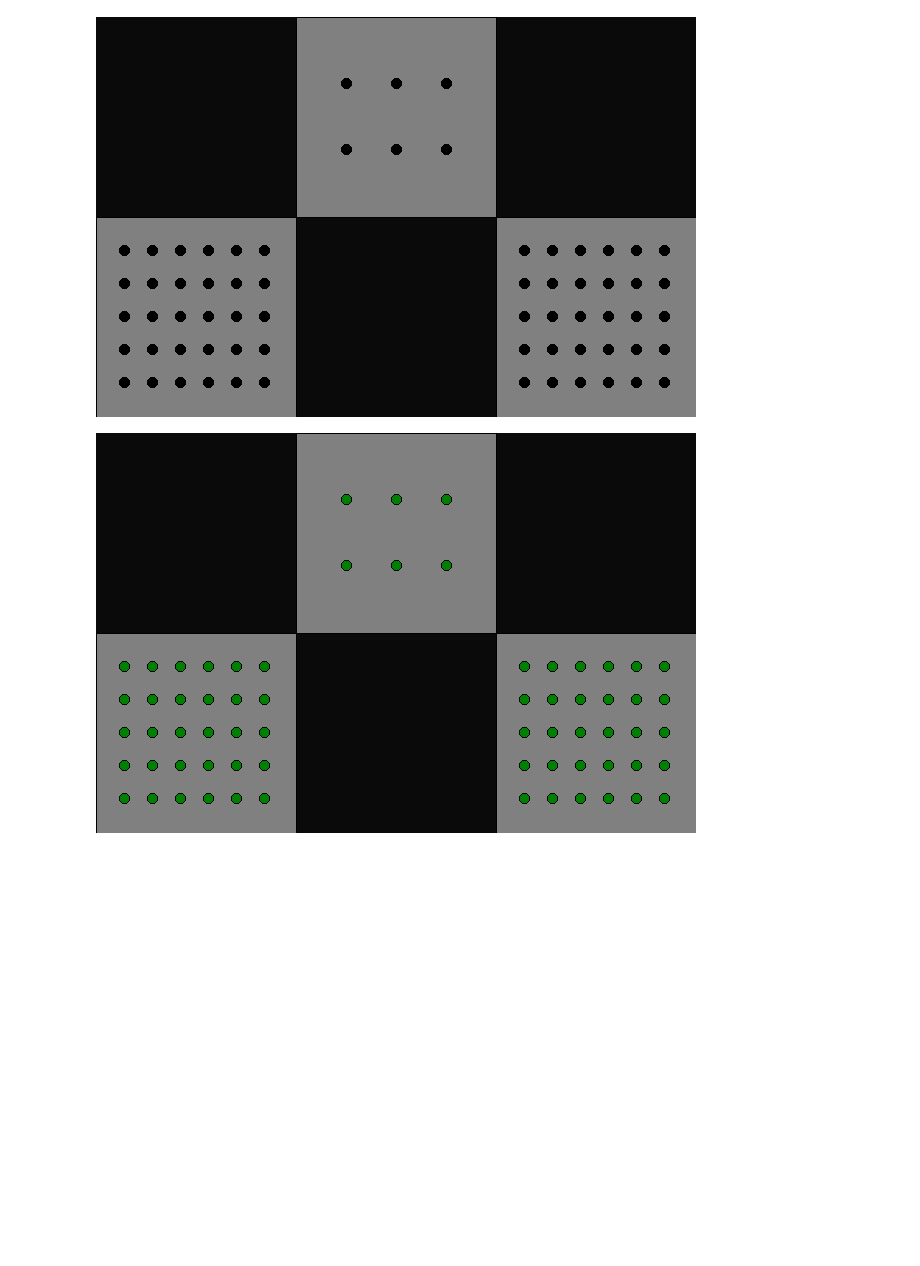
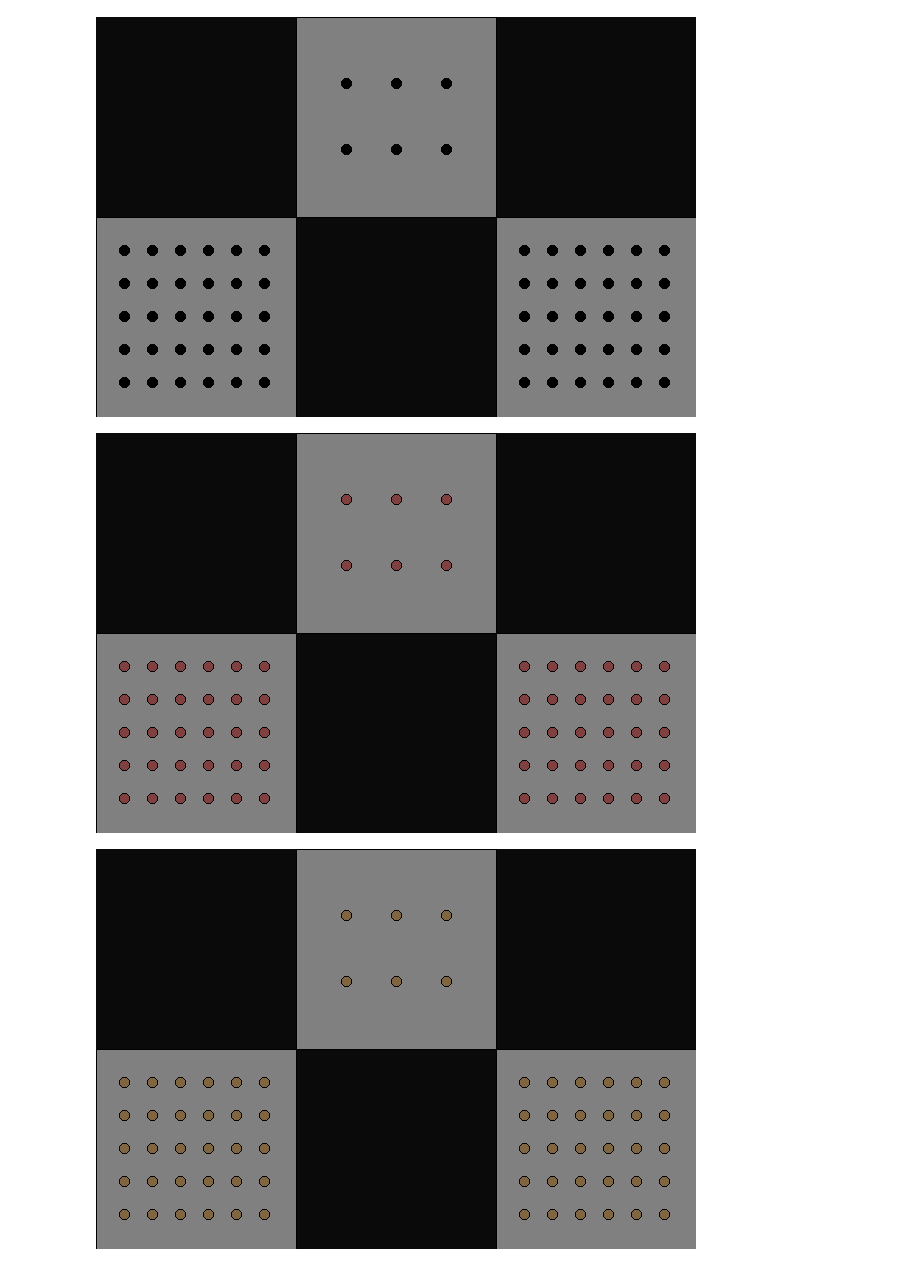
Before and after one commit to daddyjab/living_light, a Jupyter notebook: explore_concepts.ipynb, the cells around one changed output. Cells and saved outputs as stored; diff of their text form; code cells hidden in the pictures; blank space fills up the shorter version.

```diff
--- a/explore_concepts.ipynb
+++ b/explore_concepts.ipynb
@@ -12,17 +13,17 @@ from IPython.display import Image as disp_Image
 # %%
-def display_images( images=None ):
+def display_images( images=None, ms=50, loop=10 ):
      """
      Animate a list of images by creating a GIF file
      then displaying the resulting GIF file
      """
 
      # Save options
-     save_opts = { 'fp':'dev_animated_image.gif', 'format':'GIF' }
+     save_opts = { 'fp':'dev_animated_image.png', 'format':'GIF' }
 
      # Get the first image and setup for any remaining images
      try:
           first_img = images[0]
-          SAVE_MULTI_OPTS = { 'append_images':images[1:], 'save_all':True, 'duration':200, 'loop':0 }
+          SAVE_MULTI_OPTS = { 'append_images':images[1:], 'save_all':True, 'duration':ms, 'loop':loop }
           save_opts.update(SAVE_MULTI_OPTS)
 
      except TypeError:
@@ -144,13 +145,23 @@ display( m.model )
 [figure]
 # %%
 # Create arrays representing the LED colors
-led_cols = {}
-for c in m.MODEL_CONFIG:
-    led_cols[c] = np.full( (m.MODEL_CONFIG[c]['leds']['rows'], m.MODEL_CONFIG[c]['leds']['cols']), fill_value=Model.rgb_to_string( (0,128,0) ) )
-    # print( c, (m.MODEL_CONFIG[c]['leds']['rows'], m.MODEL_CONFIG[c]['leds']['cols']), '=>', led_cols[c].shape )
+def fill_leds( rgb:tuple ):
+    led_cols = {}
+    for c in m.MODEL_CONFIG:
+        led_cols[c] = np.full( (m.MODEL_CONFIG[c]['leds']['rows'], m.MODEL_CONFIG[c]['leds']['cols']), fill_value=Model.rgb_to_string( rgb ) )
+        # print( c, (m.MODEL_CONFIG[c]['leds']['rows'], m.MODEL_CONFIG[c]['leds']['cols']), '=>', led_cols[c].shape )
 
-# Draw and display the resulting model
-m.draw_model_leds( led_cols )
-display( m.model )
+    return led_cols
-# %% [output]
-[figure, removed]
+# %%
+# Draw and display the resulting model
+images = []
+for h in np.arange(0, 1.0, 0.1):
+    lc = fill_leds( [ int(256*x) for x in colorsys.hsv_to_rgb(h,0.5,0.5) ] )
+    m.draw_model_leds( lc )
+    images.append( m.model )
+    display( m.model )
+
+display_images( images )
+# %% [output]
+[figure, added]
+[figure, added]
```
Also changed, not shown: parts of 3 cells of this notebook.
